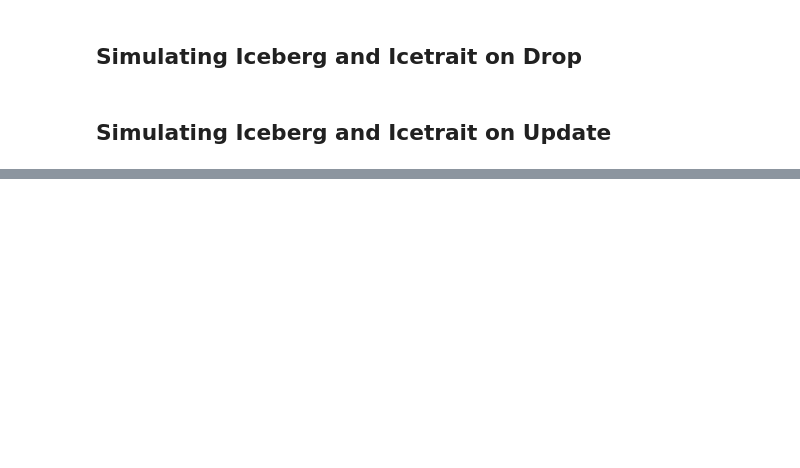
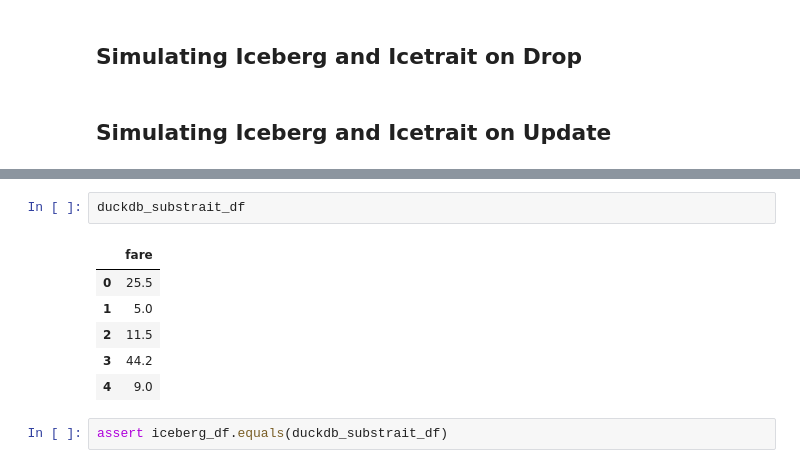
Before and after one commit to vibhatha/docker-spark-iceberg, a Jupyter notebook: spark/notebooks/icetrait_schema_evolution.ipynb, the cells around one changed output, grey strips where cells are left out. Drawn from its saved outputs; the diff is of its cells as text; blank space fills up the shorter version.

```diff
--- a/spark/notebooks/icetrait_schema_evolution.ipynb
+++ b/spark/notebooks/icetrait_schema_evolution.ipynb
@@ -547,0 +394,11 @@ trimmed_cols
+# %%
+duckdb_substrait_df
+# %% [output]
+|  | fare |
+| 0 | 25.5 |
+| 1 | 5.0 |
+| 2 | 11.5 |
+| 3 | 44.2 |
+| 4 | 9.0 |
+# %%
+assert iceberg_df.equals(duckdb_substrait_df)
```
Also changed, not shown: parts of 52 cells of this notebook.
